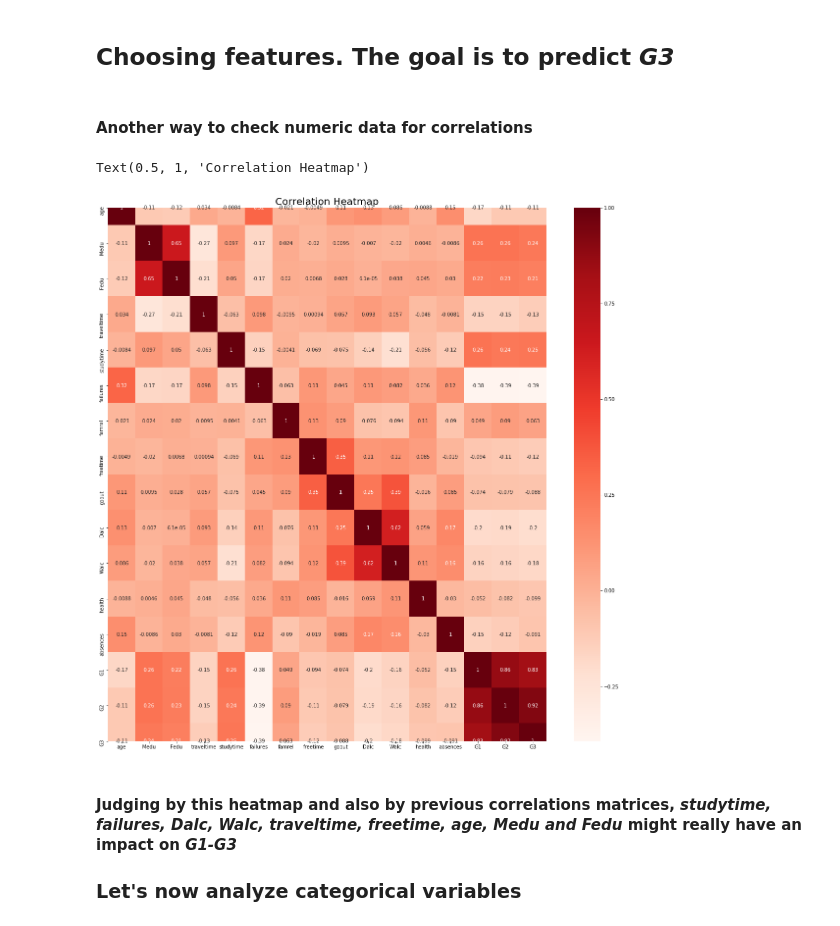
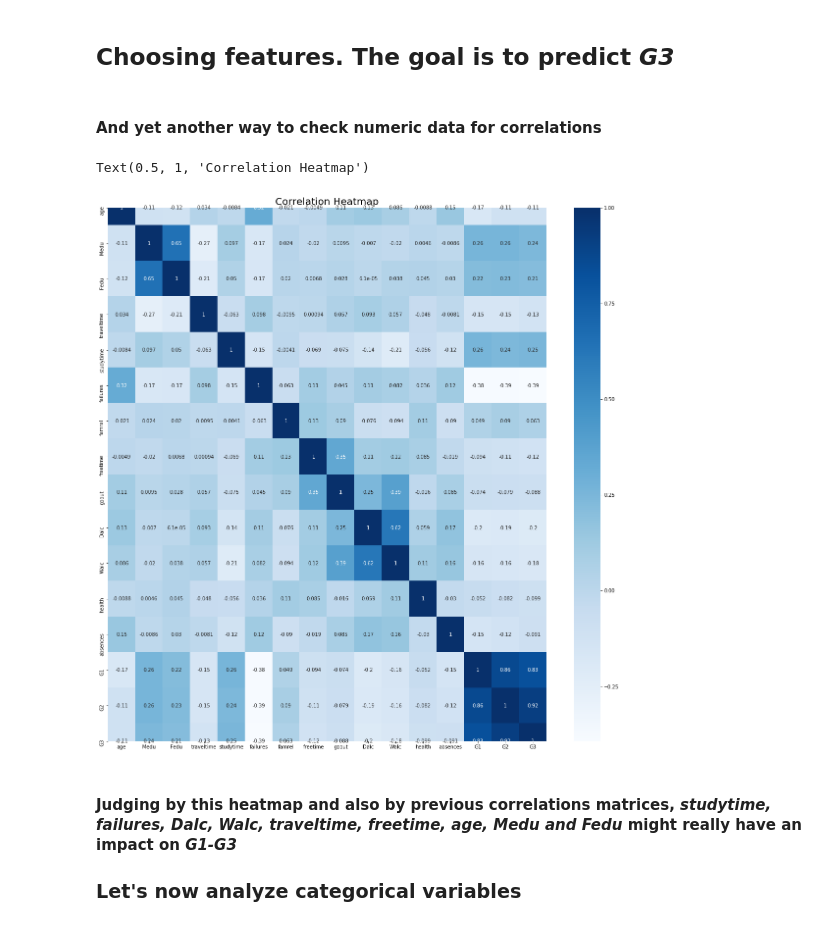
Before and after one commit to ourendingdays/Exploring-Datasets, a Jupyter notebook: Student Performance/students performance.ipynb, the cells around one changed output. Drawn from its saved outputs; the diff is of its cells as text; code cells hidden in the pictures.

```diff
--- a/Student Performance/students performance.ipynb
+++ b/Student Performance/students performance.ipynb
@@ -264,18 +266,18 @@ array([[<matplotlib.axes._subplots.AxesSubplot object at 0x...>,
 # %% [markdown]
 ## Choosing features. The goal is to predict *G3*
 # %% [markdown]
-#### Another way to check numeric data for correlations
+#### And yet another way to check numeric data for correlations
 # %%
 import seaborn as sns
 
 corr_matrix = student_por.corr()
 
 plt.figure(figsize=(20,20))
-sns.heatmap(corr_matrix, annot=True, cmap="Reds")
+sns.heatmap(corr_matrix, annot=True, cmap="Blues")
 plt.title('Correlation Heatmap', fontsize=20)
 # %% [output]
 Text(0.5, 1, 'Correlation Heatmap')
-[figure, old version]
+[figure, new version]
 # %% [markdown]
 #### Judging by this heatmap and also by previous correlations matrices, *studytime, failures, Dalc, Walc, traveltime, freetime, age, Medu and Fedu* might really have an impact on *G1-G3*
 
```
Also changed, not shown: parts of 41 cells of this notebook.
